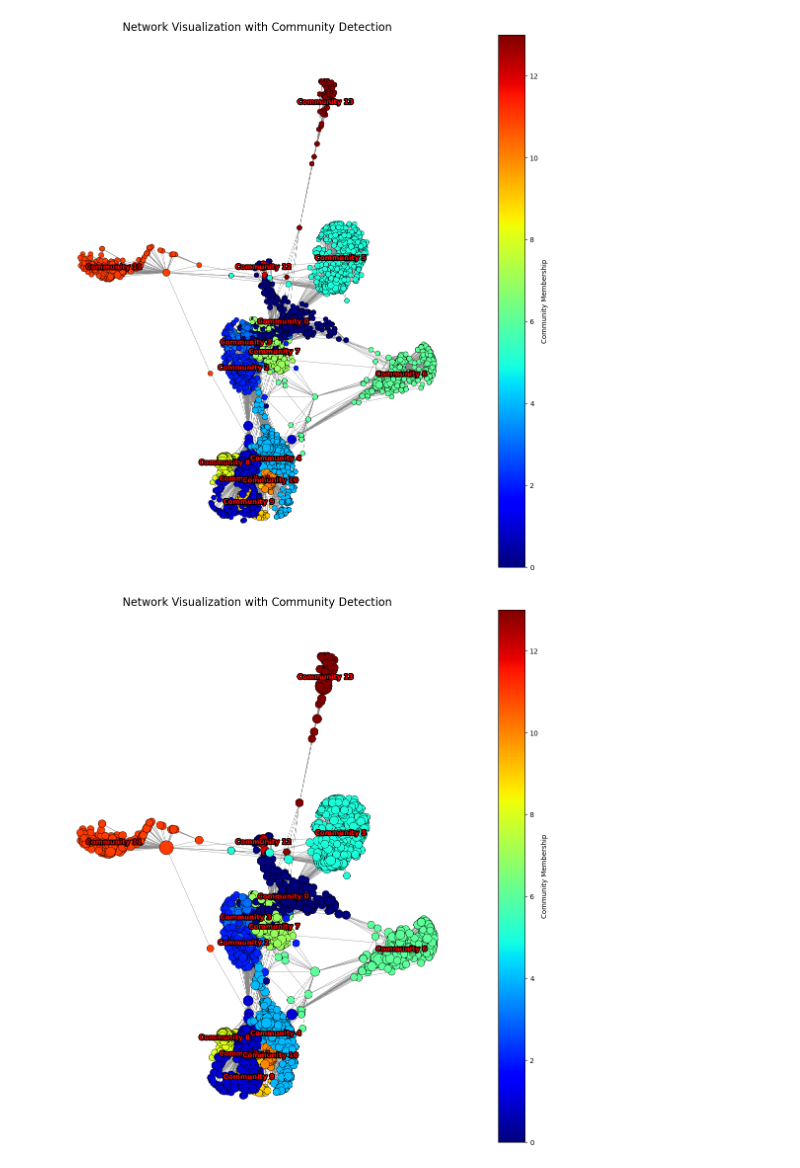
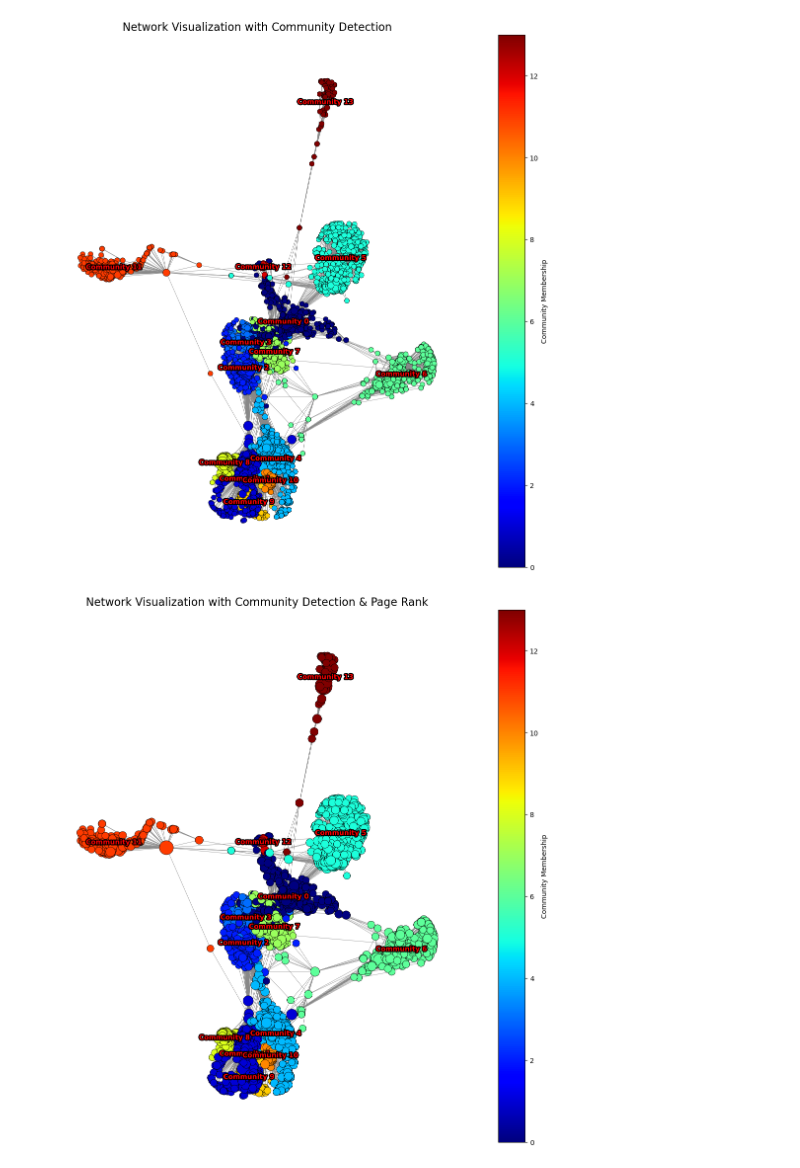
Before and after one commit to yaxan/Facebook_RAPIDS_cuGraph, a Jupyter notebook: Facebook_Graphs.ipynb, the cells around one changed output. Saved outputs shown, nothing was run; the diff lists cells and outputs as text; code cells hidden in the pictures.

```diff
--- a/Facebook_Graphs.ipynb
+++ b/Facebook_Graphs.ipynb
@@ -204,39 +199,38 @@ assert 'pagerank_scores' in globals(), "pagerank_scores is not defined"
 pagerank_dict = pagerank_scores.set_index('vertex')['pagerank'].to_dict()
 # %%
-# Normalize the PageRank scores to range [100, 2000] for visualization (adjust if necessary)
 min_pr = min(pagerank_dict.values())
 max_pr = max(pagerank_dict.values())
 
 # The node size needs a float value, and the PageRank provides a very small float,
 # so you may want to scale the sizes to make them visible.
 node_sizes = [100 + 1900 * ((pagerank_dict[node] - min_pr) / (max_pr - min_pr)) for node in G_nx.nodes()]
 
 plt.figure(figsize=(14, 14))
 
 # Draw the graph, specifying node sizes
 nodes = nx.draw_networkx_nodes(G_nx, pos, node_color=community_colors, cmap=plt.cm.jet, node_size=node_sizes, edgecolors="k", linewidths=0.5)
 nx.draw_networkx_edges(G_nx, pos, edge_color="#888888", width=0.5)
 
 # Draw community labels at the centroids
 for community, label_pos in community_label_pos.items():
     text = plt.text(label_pos[0], label_pos[1], f'Community {community}',
                     fontsize=10,
                     fontweight='bold',
                     color='red',
                     ha='center',
                     va='center')
     text.set_path_effects([path_effects.Stroke(linewidth=3, foreground='black'),
                            path_effects.Normal()])
 
 # Colorbar and other visual enhancements
 cbar = plt.colorbar(nodes)
 cbar.set_label('Community Membership')
 
-plt.title('Network Visualization with Community Detection', fontsize=16)
+plt.title('Network Visualization with Community Detection & Page Rank', fontsize=16)
 plt.axis('off')
 plt.show()
 # %% [output]
-[figure, old version]
+[figure, new version]
 # %%
 assert 'betweenness_centrality_scores' in globals(), "betweenness_centrality_scores is not defined"
 # %%
```
Also changed, not shown: parts of 4 cells of this notebook.
